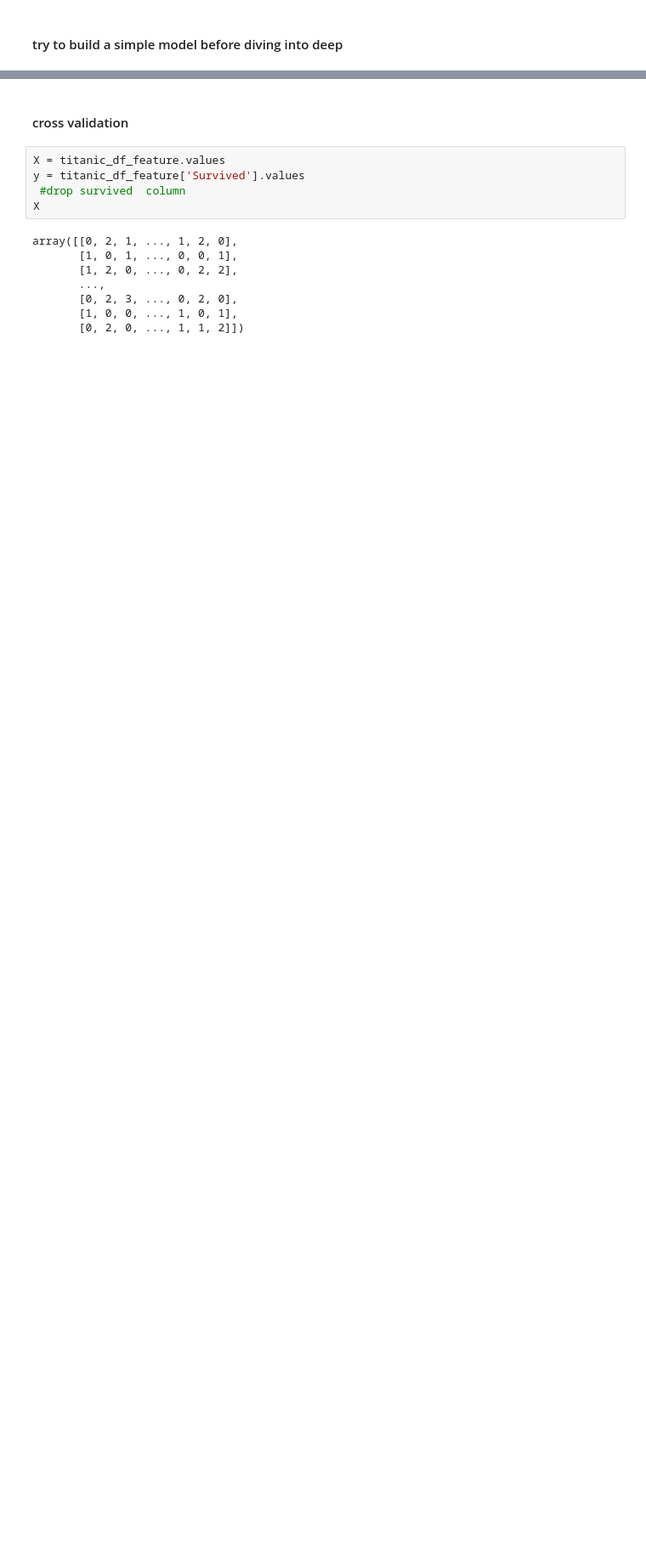
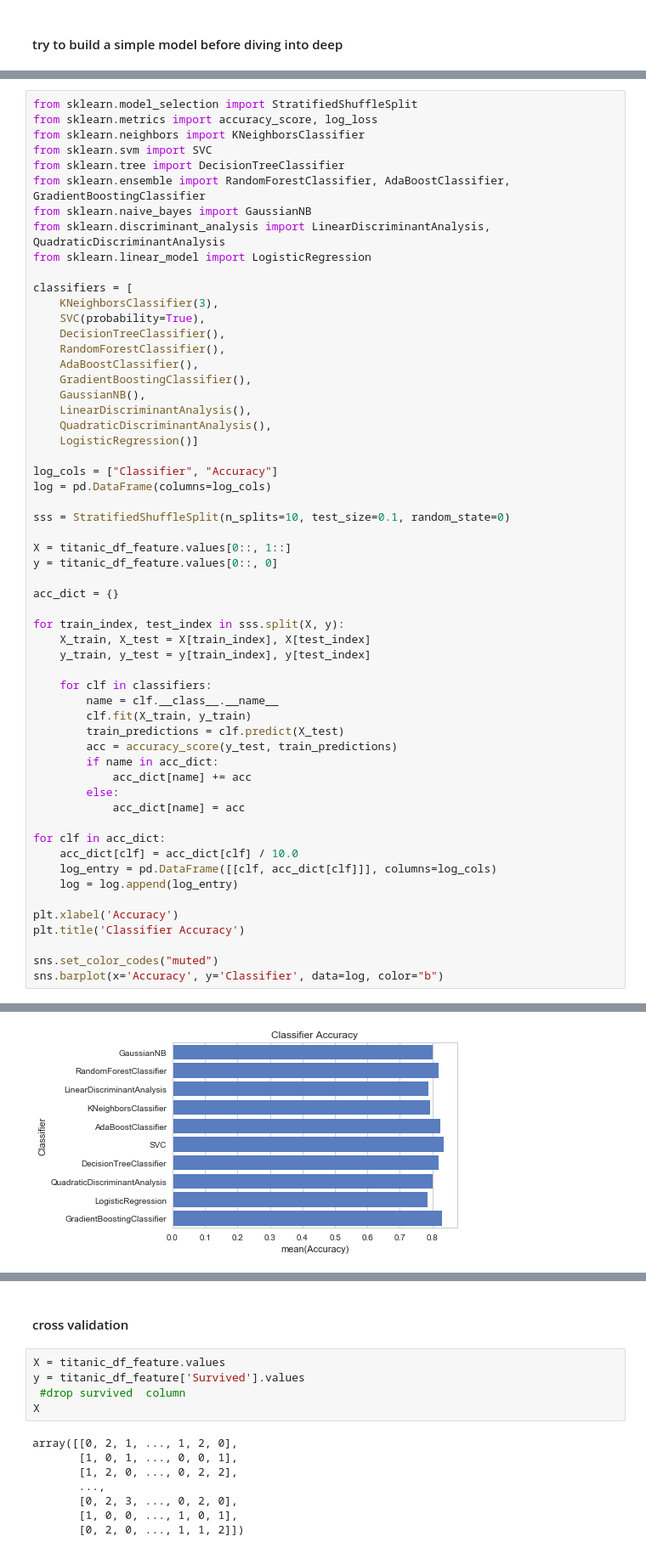
Before and after one commit to tomgatech/kaggle, a Jupyter notebook: titanic/improved_titanic_notebook.ipynb, the cells around one changed output, grey strips where cells are left out. Shown: that part at 85% size. Saved outputs shown, nothing was run; the diff lists cells and outputs as text; blank space fills up the shorter version.

```diff
--- a/titanic/improved_titanic_notebook.ipynb
+++ b/titanic/improved_titanic_notebook.ipynb
@@ -334,0 +429,58 @@ titanic_df_feature.head(5)
+# %%
+from sklearn.model_selection import StratifiedShuffleSplit
+from sklearn.metrics import accuracy_score, log_loss
+from sklearn.neighbors import KNeighborsClassifier
+from sklearn.svm import SVC
+from sklearn.tree import DecisionTreeClassifier
+from sklearn.ensemble import RandomForestClassifier, AdaBoostClassifier, GradientBoostingClassifier
+from sklearn.naive_bayes import GaussianNB
+from sklearn.discriminant_analysis import LinearDiscriminantAnalysis, QuadraticDiscriminantAnalysis
+from sklearn.linear_model import LogisticRegression
+
+classifiers = [
+    KNeighborsClassifier(3),
+    SVC(probability=True),
+    DecisionTreeClassifier(),
+    RandomForestClassifier(),
+    AdaBoostClassifier(),
+    GradientBoostingClassifier(),
+    GaussianNB(),
+    LinearDiscriminantAnalysis(),
+    QuadraticDiscriminantAnalysis(),
+    LogisticRegression()]
+
+log_cols = ["Classifier", "Accuracy"]
+log = pd.DataFrame(columns=log_cols)
+
+sss = StratifiedShuffleSplit(n_splits=10, test_size=0.1, random_state=0)
+
+X = titanic_df_feature.values[0::, 1::]
+y = titanic_df_feature.values[0::, 0]
+
+acc_dict = {}
+
+for train_index, test_index in sss.split(X, y):
+    X_train, X_test = X[train_index], X[test_index]
+    y_train, y_test = y[train_index], y[test_index]
+
+    for clf in classifiers:
+        name = clf.__class__.__name__
+        clf.fit(X_train, y_train)
+        train_predictions = clf.predict(X_test)
+        acc = accuracy_score(y_test, train_predictions)
+        if name in acc_dict:
+            acc_dict[name] += acc
+        else:
+            acc_dict[name] = acc
+
+for clf in acc_dict:
+    acc_dict[clf] = acc_dict[clf] / 10.0
+    log_entry = pd.DataFrame([[clf, acc_dict[clf]]], columns=log_cols)
+    log = log.append(log_entry)
+
+plt.xlabel('Accuracy')
+plt.title('Classifier Accuracy')
+
+sns.set_color_codes("muted")
+sns.barplot(x='Accuracy', y='Classifier', data=log, color="b")
+# %% [output]
@@ -334,0 +488 @@ titanic_df_feature.head(5)
+[figure, added]
```
Also changed, not shown: parts of 27 cells of this notebook.
